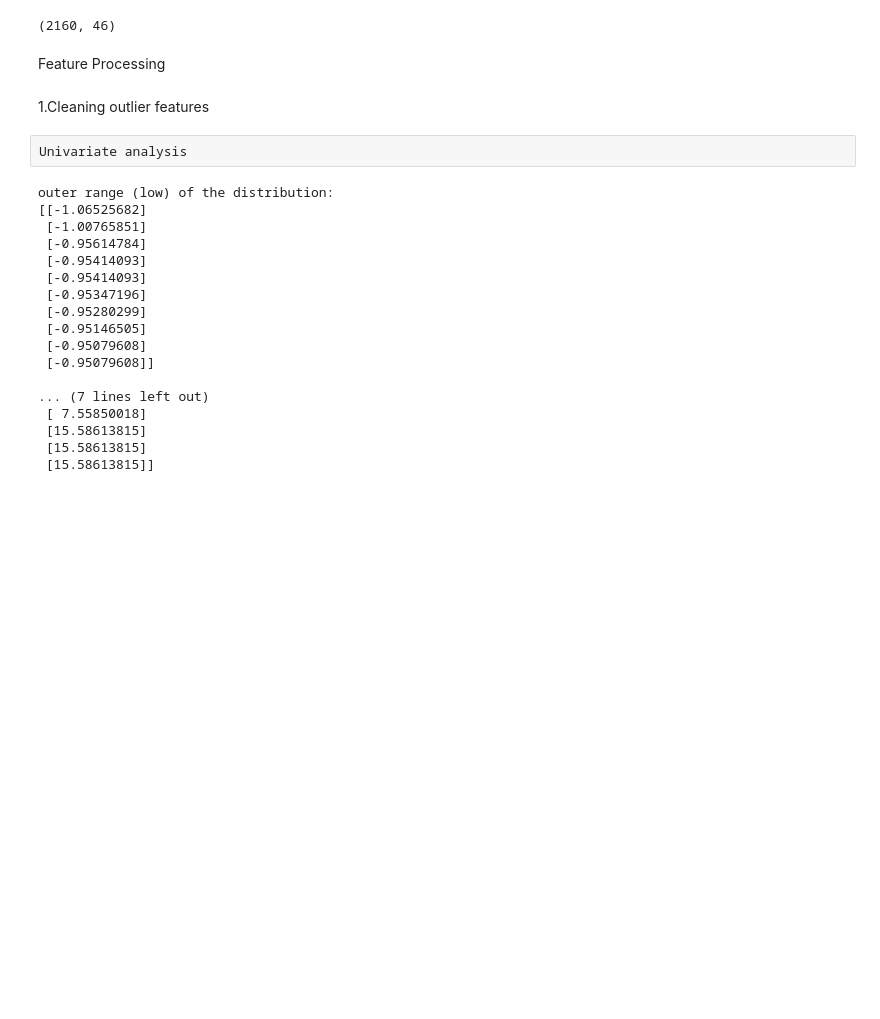
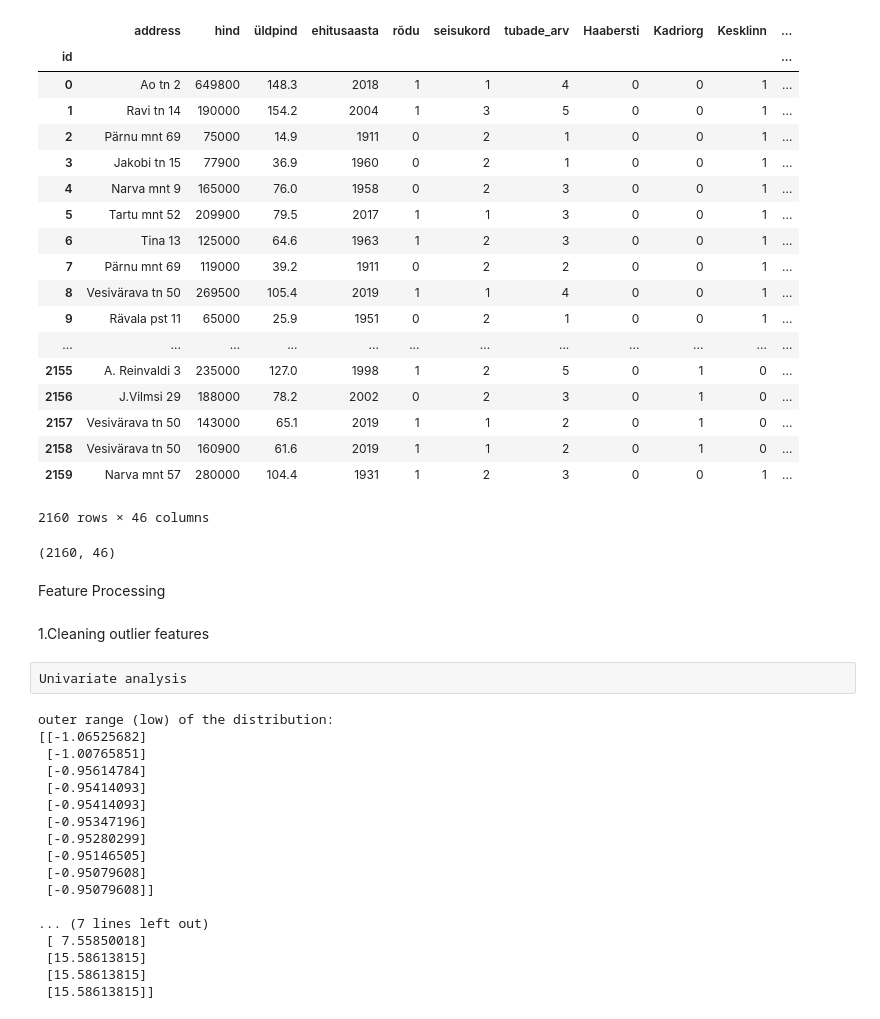
Before and after one commit to zdarovich/tln_house_price_prediction, a Jupyter notebook: house_price_model.ipynb, the cells around one changed output. Drawn from its saved outputs; the diff is of its cells as text; code cells hidden in the pictures; blank space fills up the shorter version.

```diff
--- a/house_price_model.ipynb
+++ b/house_price_model.ipynb
@@ -14,6 +15,29 @@ PATH = '/Users/a/Desktop/lab/house_price/data/city24_processed.csv'
 # %%
 raw_df = pd.read_csv(PATH)
 raw_df.drop('Unnamed: 0', axis=1, inplace=True)
+raw_df['id'] = raw_df.index
+raw_df.set_index('id', inplace=True)
+raw_df
+# %% [output]
+|  | address | hind | üldpind | ehitusaasta | rõdu | seisukord | tubade_arv | Haabersti | Kadriorg | Kesklinn | ... |
+| id |  |  |  |  |  |  |  |  |  |  | ... |
+| 0 | Ao tn 2 | 649800 | 148.3 | 2018 | 1 | 1 | 4 | 0 | 0 | 1 | ... |
+| 1 | Ravi tn 14 | 190000 | 154.2 | 2004 | 1 | 3 | 5 | 0 | 0 | 1 | ... |
+| 2 | Pärnu mnt 69 | 75000 | 14.9 | 1911 | 0 | 2 | 1 | 0 | 0 | 1 | ... |
+| 3 | Jakobi tn 15 | 77900 | 36.9 | 1960 | 0 | 2 | 1 | 0 | 0 | 1 | ... |
+| 4 | Narva mnt 9 | 165000 | 76.0 | 1958 | 0 | 2 | 3 | 0 | 0 | 1 | ... |
+| 5 | Tartu mnt 52 | 209900 | 79.5 | 2017 | 1 | 1 | 3 | 0 | 0 | 1 | ... |
+| 6 | Tina 13 | 125000 | 64.6 | 1963 | 1 | 2 | 3 | 0 | 0 | 1 | ... |
+| 7 | Pärnu mnt 69 | 119000 | 39.2 | 1911 | 0 | 2 | 2 | 0 | 0 | 1 | ... |
+| 8 | Vesivärava tn 50 | 269500 | 105.4 | 2019 | 1 | 1 | 4 | 0 | 0 | 1 | ... |
+| 9 | Rävala pst 11 | 65000 | 25.9 | 1951 | 0 | 2 | 1 | 0 | 0 | 1 | ... |
+| ... | ... | ... | ... | ... | ... | ... | ... | ... | ... | ... | ... |
+| 2155 | A. Reinvaldi 3 | 235000 | 127.0 | 1998 | 1 | 2 | 5 | 0 | 1 | 0 | ... |
+| 2156 | J.Vilmsi 29 | 188000 | 78.2 | 2002 | 0 | 2 | 3 | 0 | 1 | 0 | ... |
+| 2157 | Vesivärava tn 50 | 143000 | 65.1 | 2019 | 1 | 1 | 2 | 0 | 1 | 0 | ... |
+| 2158 | Vesivärava tn 50 | 160900 | 61.6 | 2019 | 1 | 1 | 2 | 0 | 1 | 0 | ... |
+| 2159 | Narva mnt 57 | 280000 | 104.4 | 1931 | 1 | 2 | 3 | 0 | 0 | 1 | ... |
+2160 rows × 46 columns
 # %%
 df = raw_df.copy()
 
```
Also changed, not shown: parts of 41 cells of this notebook, 13 other files.
